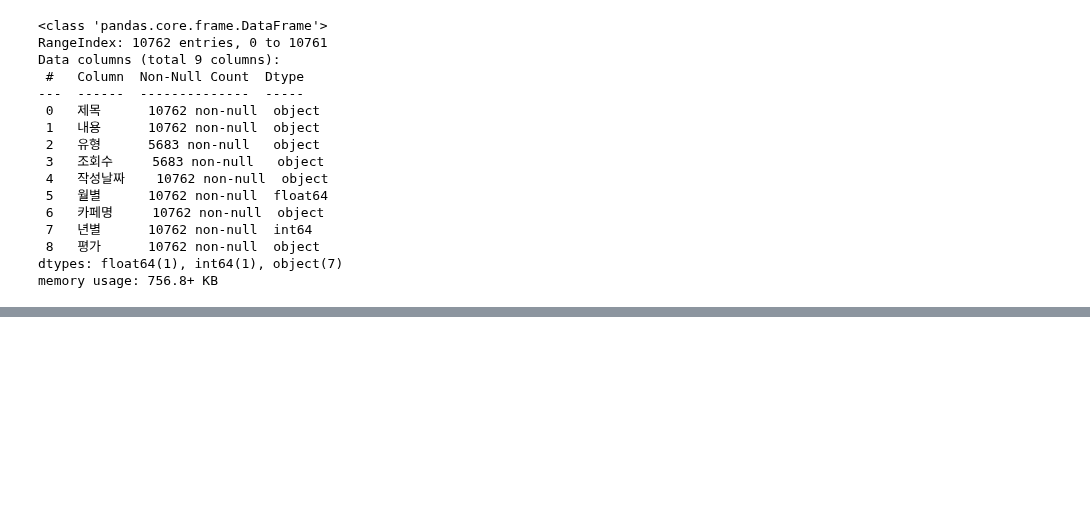
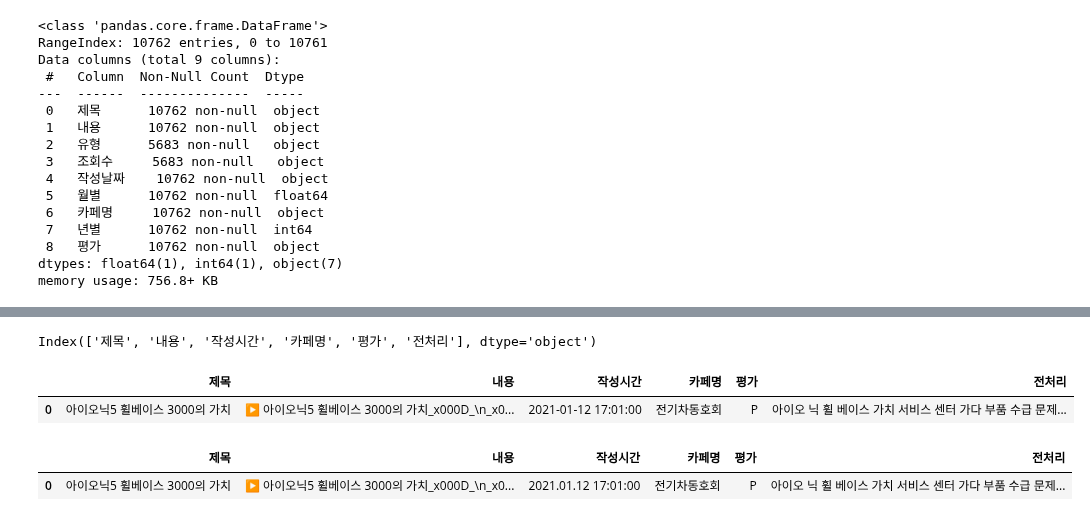
Before and after one commit to minwooking/Jeju_Electric_Vehicle_analysis, a Jupyter notebook: 전기차데이터통합분석.ipynb, the cells around one changed output, grey strips where cells are left out. Saved outputs shown, nothing was run; the diff lists cells and outputs as text; code cells hidden in the pictures; blank space fills up the shorter version.

```diff
--- a/전기차데이터통합분석.ipynb
+++ b/전기차데이터통합분석.ipynb
@@ -357,0 +548,9 @@ df_blog = pd.DataFrame(
+# %%
+df_toflux.columns
+# %% [output]
+Index(['제목', '내용', '작성시간', '카페명', '평가', '전처리'], dtype='object')
+# %%
+df_toflux.head(1)
+# %% [output]
+|  | 제목 | 내용 | 작성시간 | 카페명 | 평가 | 전처리 |
+| 0 | 아이오닉5 휠베이스 3000의 가치 | ▶ 아이오닉5 휠베이스 3000의 가치_x000D_\n_x0... | 2021-01-12 17:01:00 | 전기차동호회 | P | 아이오 닉 휠 베이스 가치 서비스 센터 가다 부품 수급 문제... |
@@ -357,0 +562,5 @@ df_blog = pd.DataFrame(
+# %%
+df_toflux.head(1)
+# %% [output]
+|  | 제목 | 내용 | 작성시간 | 카페명 | 평가 | 전처리 |
+| 0 | 아이오닉5 휠베이스 3000의 가치 | ▶ 아이오닉5 휠베이스 3000의 가치_x000D_\n_x0... | 2021.01.12 17:01:00 | 전기차동호회 | P | 아이오 닉 휠 베이스 가치 서비스 센터 가다 부품 수급 문제... |
```
Also changed, not shown: parts of 59 cells of this notebook, 2 other files.
